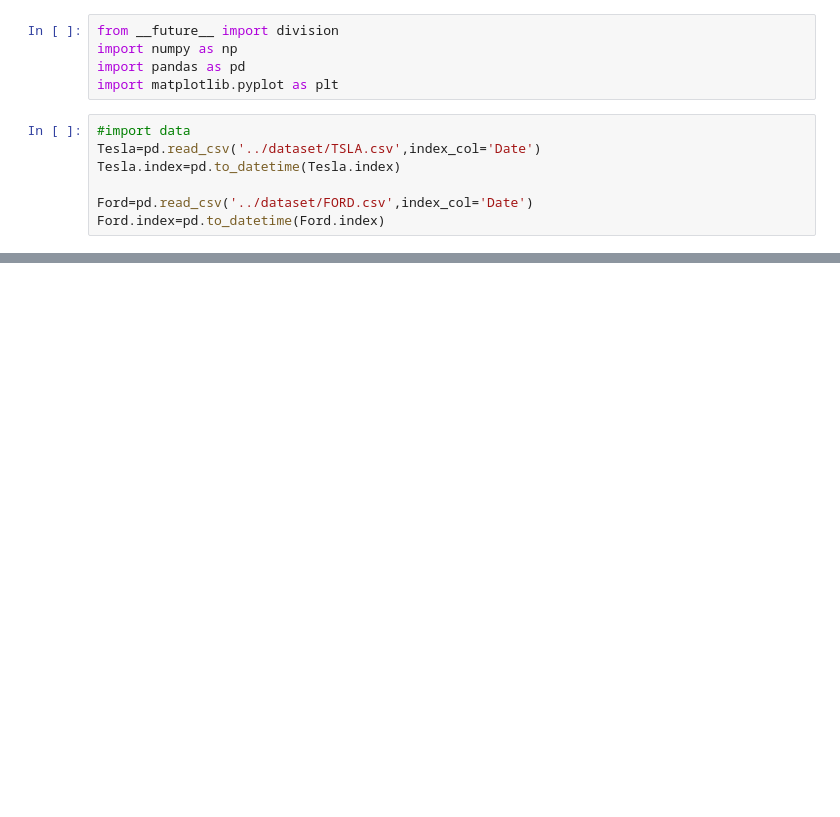
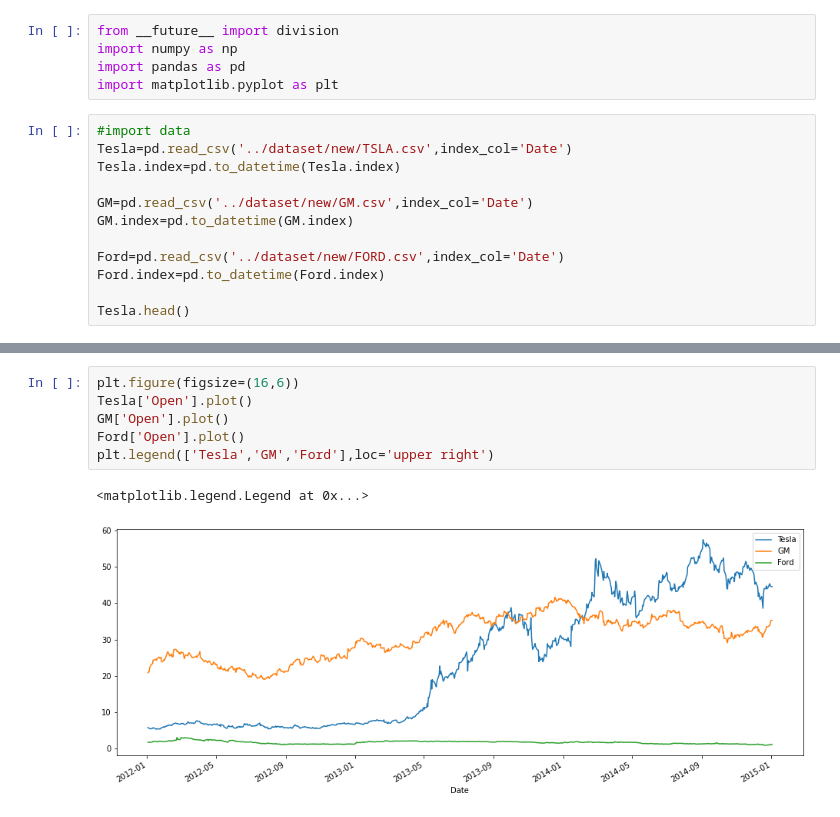
Before and after one commit to ClaraBi/614FinalProject, a Jupyter notebook: simulation/stock_basic_analyze.ipynb, the cells around one changed output, grey strips where cells are left out. Drawn from its saved outputs; the diff is of its cells as text; blank space fills up the shorter version.

```diff
--- a/simulation/stock_basic_analyze.ipynb
+++ b/simulation/stock_basic_analyze.ipynb
@@ -5,8 +5,13 @@ import pandas as pd
 import matplotlib.pyplot as plt
 # %%
 #import data
-Tesla=pd.read_csv('../dataset/TSLA.csv',index_col='Date')
+Tesla=pd.read_csv('../dataset/new/TSLA.csv',index_col='Date')
 Tesla.index=pd.to_datetime(Tesla.index)
 
-Ford=pd.read_csv('../dataset/FORD.csv',index_col='Date')
+GM=pd.read_csv('../dataset/new/GM.csv',index_col='Date')
+GM.index=pd.to_datetime(GM.index)
+
+Ford=pd.read_csv('../dataset/new/FORD.csv',index_col='Date')
 Ford.index=pd.to_datetime(Ford.index)
+
+Tesla.head()
@@ -12,0 +26,9 @@ Ford.index=pd.to_datetime(Ford.index)
+# %%
+plt.figure(figsize=(16,6))
+Tesla['Open'].plot()
+GM['Open'].plot()
+Ford['Open'].plot()
+plt.legend(['Tesla','GM','Ford'],loc='upper right')
+# %% [output]
+<matplotlib.legend.Legend at 0x...>
+[figure, added]
```
Also changed, not shown: parts of 11 cells of this notebook, 24 other files.
